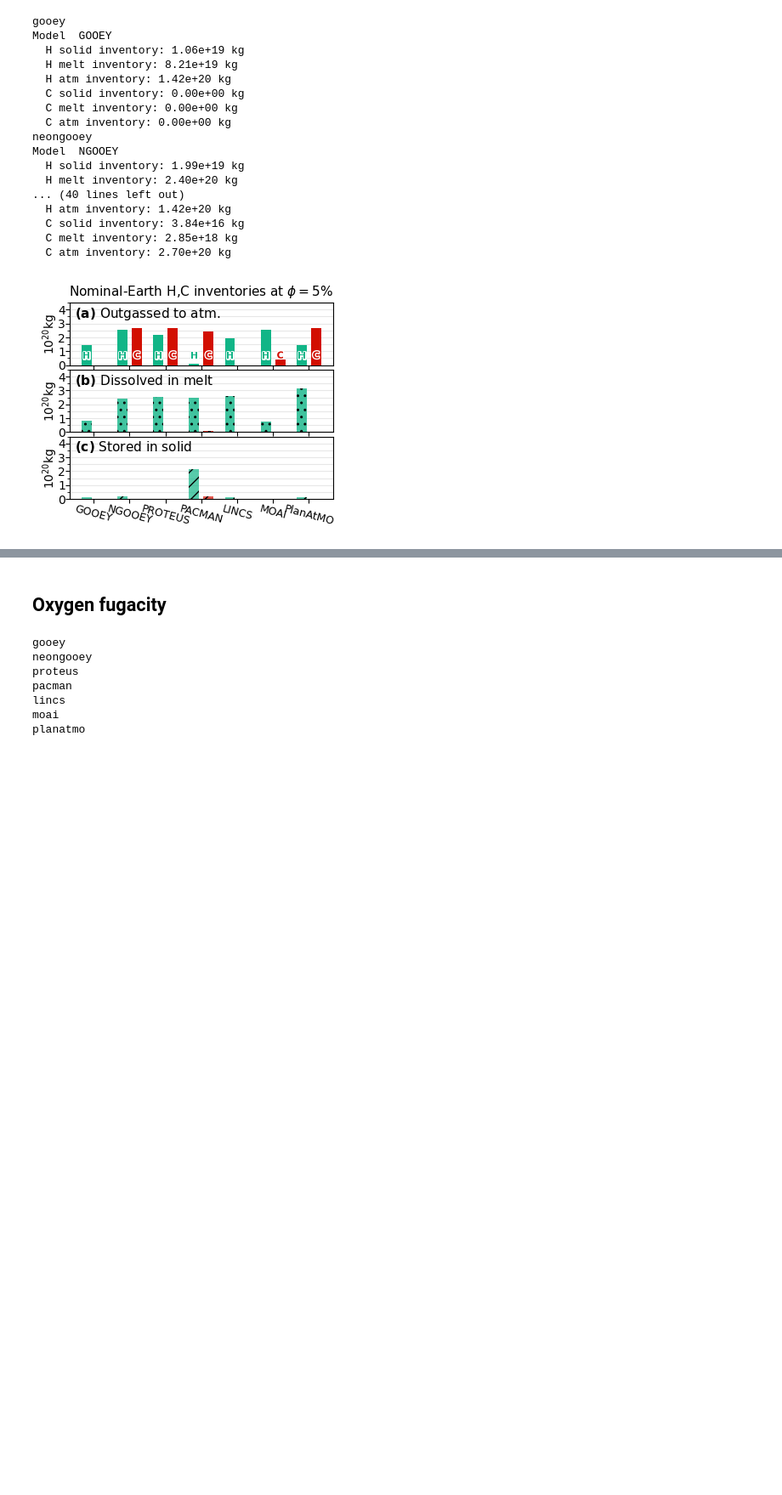
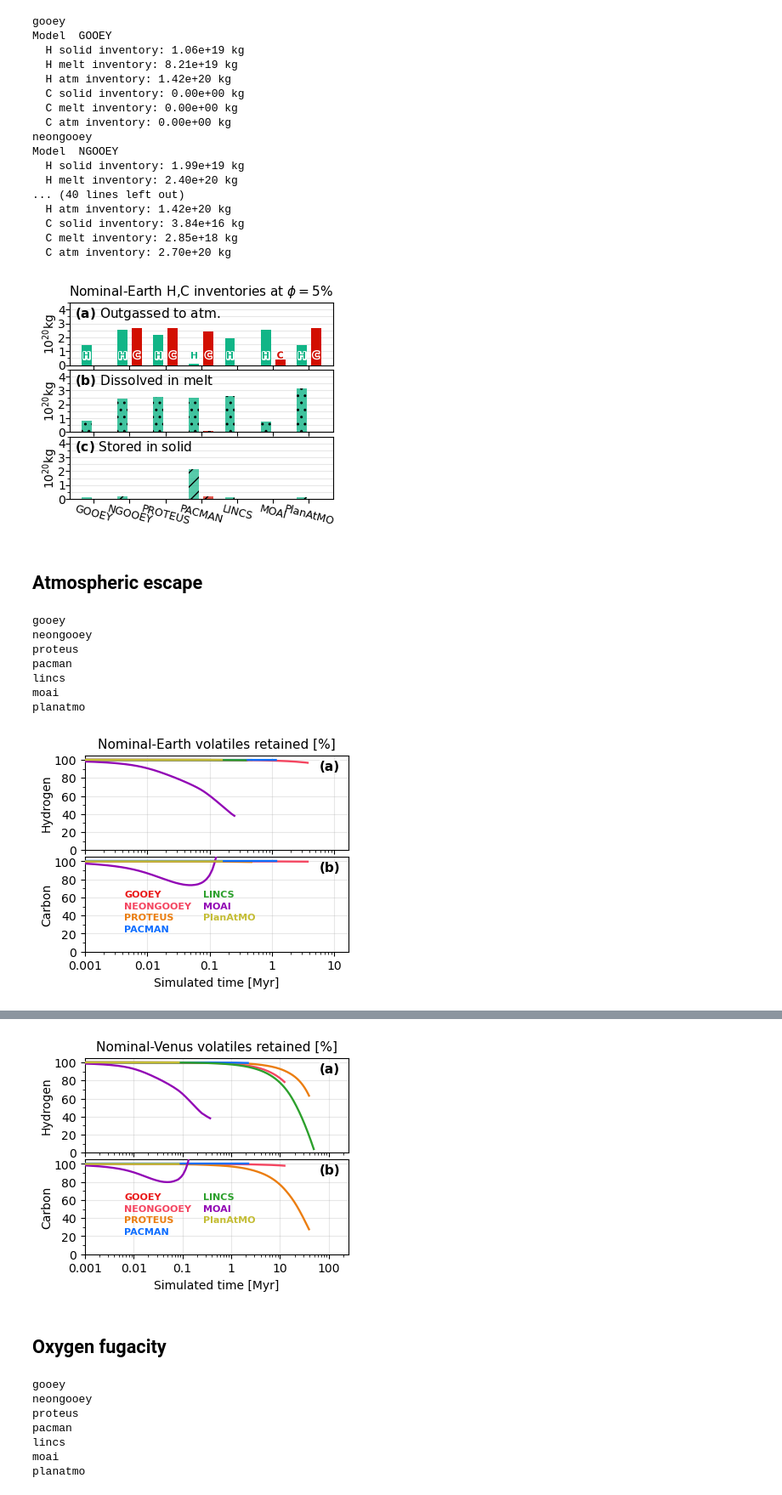
Before and after one commit to lena-noack/chili, a Jupyter notebook: intercomparison/analysis_solarsystem/compare.ipynb, the cells around one changed output, grey strips where cells are left out. Shown at 85% size. Cells and saved outputs as stored; diff of their text form; code cells hidden in the pictures; blank space fills up the shorter version.

```diff
--- a/intercomparison/analysis_solarsystem/compare.ipynb
+++ b/intercomparison/analysis_solarsystem/compare.ipynb
@@ -1083,3 +1126,80 @@ Model  NGOOEY
   C melt inventory: 2.85e+18 kg
   C atm inventory: 2.70e+20 kg
 [figure]
+# %% [markdown]
+## Atmospheric escape
+# %%
+def plot_escape(planet, case):
+    fig, axs = plt.subplots(2,1, figsize=(4,3), sharex=True)
+
+    for im, m in enumerate(models):
+        print(m)
+
+        col = get_color(m)
+        lbl = get_label(m)
+
+        dat = models_data[m][planet][f"{case}-evo"].iloc[2:]
+        x = dat["t(yr)"].values / 1e6
+
+        for ie, elem in enumerate(["H","C"]):
+            y = np.zeros_like(x)
+            for inv in ["solid","melt","atm"]:
+                y += dat[f"mass{elem}_{inv}(kg)"].values
+
+            ymax = y[0]
+            if ymax > 1:
+                y = y / ymax * 100
+                axs[ie].plot(x, y, color=col, lw=lw, label=lbl, zorder=5)
+
+        # legend
+        if im > 3:
+            xtxt = 0.45
+            ytxt = 0.6 - 0.12*(im-4)
+        else:
+            xtxt = 0.15
+            ytxt = 0.6 - 0.12*im
+        axs[-1].text(xtxt, ytxt, lbl,  ha='left', va='center', transform=axs[-1].transAxes,
+                zorder=30, color=col, fontsize=8, weight='bold')
+
+
+    for iax,ax in enumerate(axs):
+        ax.grid(alpha=0.3, zorder=-2)
+
+        ax.set_xscale("log")
+        ax.set_xlim(left=time_min/1e6)
+        ax.xaxis.set_major_formatter(mpl.ticker.FormatStrFormatter('%g'))
+
+        ax.set_ylim(bottom=0, top=105)
+        ax.yaxis.set_major_locator(mpl.ticker.MultipleLocator(20))
+        ax.yaxis.set_minor_locator(mpl.ticker.MultipleLocator(10))
+
+        ax.text(0.97, 0.95, f"({abcd[iax]})", transform=ax.transAxes, zorder=99,
+                bbox=dict(pad=0, fc="white", ec="none", alpha=0.8),
+                ha='right', va='top', fontsize=11, weight='bold')
+
+    axs[-1].set_xlabel("Simulated time [Myr]")
+    axs[0].set_ylabel("Hydrogen", labelpad=1)
+    axs[1].set_ylabel("Carbon", labelpad=1)
+
+    fig.subplots_adjust(hspace=0.07)
+
+    caselbl = case
+    if "nominal" in case:
+        caselbl = "Nominal"
+    title = f"{caselbl}-{get_label(planet)} volatiles retained [%]"
+    axs[0].set_title(title, fontsize=11)
+
+    plt.show()
+    fig.savefig(f"out/escape_{planet}_{case}.{EXT}", bbox_inches='tight', dpi=DPI, pad_inches=0.03)
+
+plot_escape("earth", "nominal")
+plot_escape("venus", "nominal")
+# %% [output]
+gooey
+neongooey
+proteus
+pacman
+lincs
+moai
+planatmo
+[figure, added]
@@ -1086,3 +1213,4 @@ Model  NGOOEY
+[figure, added]
 # %% [markdown]
 ## Oxygen fugacity
 # %%
```
Also changed, not shown: parts of 6 cells of this notebook, 2 other files.
